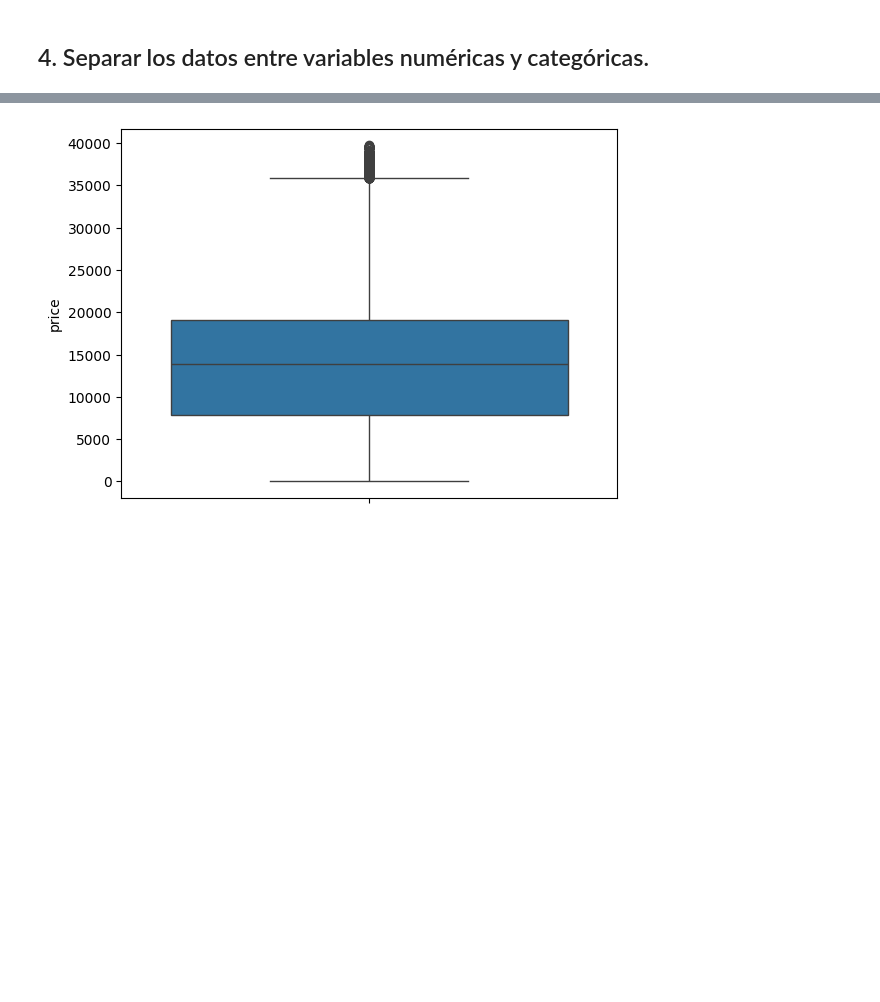
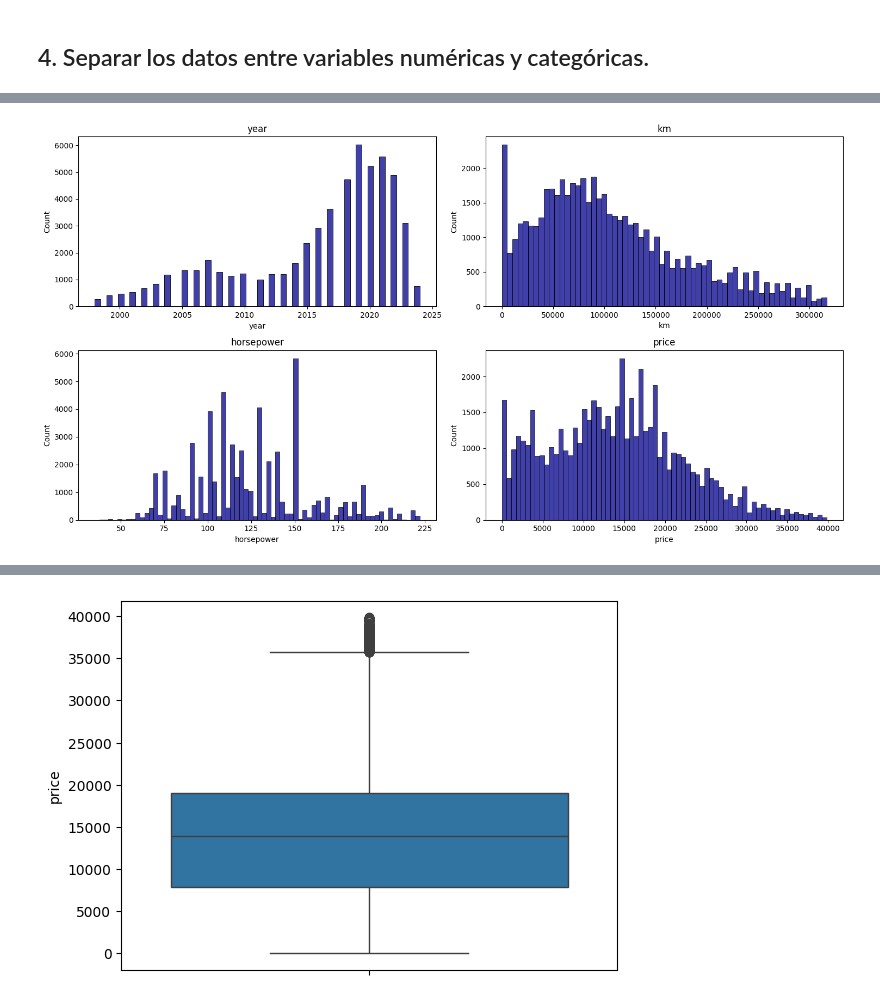
Before and after one commit to MarcosMHrdz/final_project, a Jupyter notebook: src/main.ipynb, the cells around one changed output, grey strips where cells are left out. Cells and saved outputs as stored; diff of their text form; code cells hidden in the pictures; blank space fills up the shorter version.

```diff
--- a/src/main.ipynb
+++ b/src/main.ipynb
@@ -636,23 +303,0 @@ plt.show()
-# %%
-import seaborn as sns
-import matplotlib.pyplot as plt
-
-# Definir el tamaño de la figura y el número de columnas
-num_cols = 2
-num_rows = (len(df_numericas_sin_outliers.columns) + 1) // num_cols
-
-fig, axes = plt.subplots(nrows=num_rows, ncols=num_cols, figsize=(15, num_rows * 5))
-
-# Iterar sobre cada columna y generar un violin plot en vertical
-for ax, column in zip(axes.flat, df_numericas_sin_outliers.columns):
-    sns.violinplot(y=df_numericas_sin_outliers[column], ax=ax)
-    ax.set_title(column)
-    ax.set_ylabel('')
-    ax.set_xticklabels(ax.get_xticklabels(), rotation=45)
-
-# Eliminar cualquier subplot vacío si el número de columnas no es múltiplo de 2
-for i in range(len(df_numericas_sin_outliers.columns), num_rows * num_cols):
-    fig.delaxes(axes.flat[i])
-
-plt.tight_layout()
-plt.show()
@@ -673,0 +322,21 @@ matriz_correlacion
+# %%
+
+# Número de columnas para la cuadrícula
+num_columns = 2
+num_plots = len(df_sin_outliers.columns)
+num_rows = (num_plots + num_columns - 1) // num_columns  # Calcular el número de filas necesarias
+
+fig, axes = plt.subplots(num_rows, num_columns, figsize=(15, num_rows * 4))
+
+# Aplanar la matriz de ejes para iterar fácilmente
+axes = axes.flatten()
+
+for i, column in enumerate(df_numericas.columns):
+    sns.histplot(df_sin_outliers[column], ax=axes[i], kde=False, color='darkblue')
+    axes[i].set_title(column)
+
+
+plt.tight_layout()
+plt.show()
+# %% [output]
+[figure, added]
```
Also changed, not shown: parts of 77 cells of this notebook, 7 other files.
